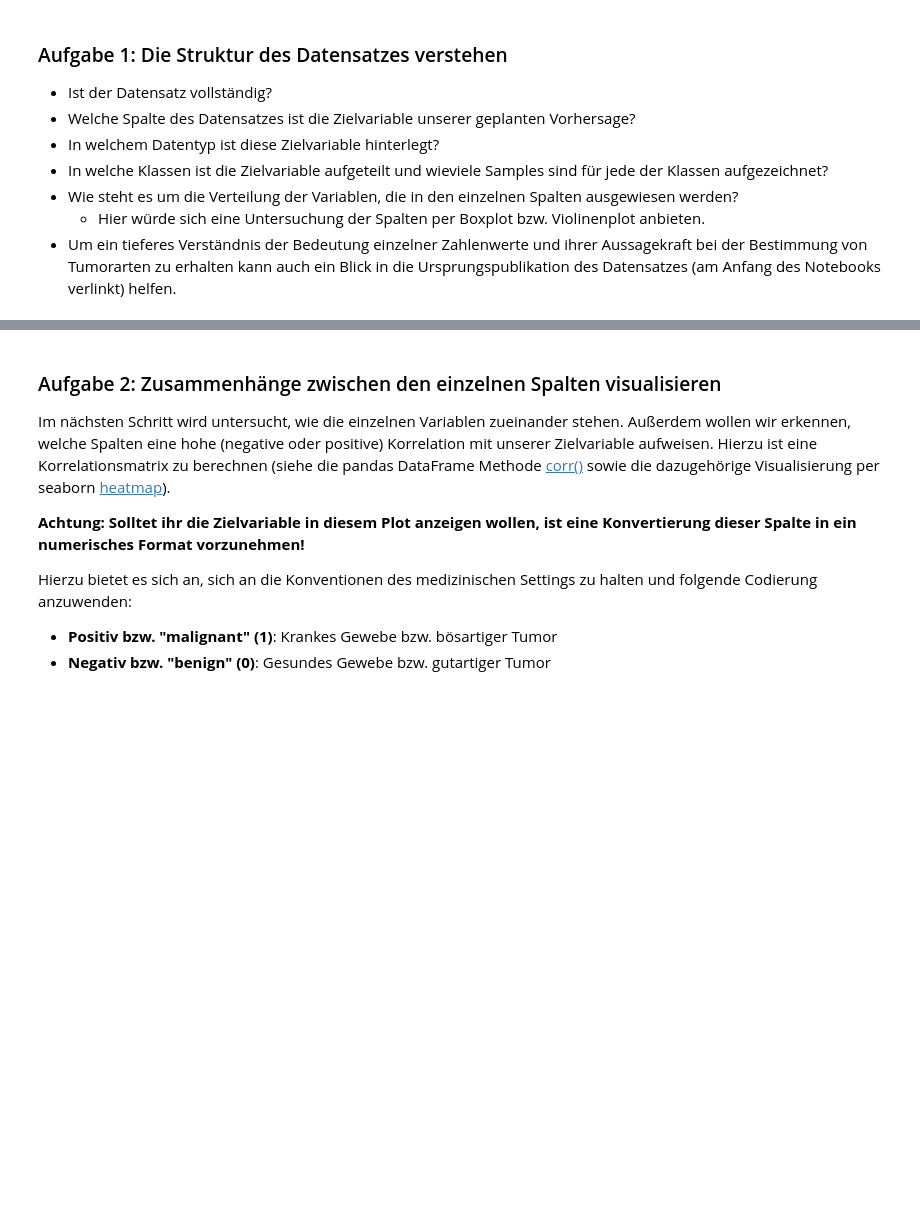
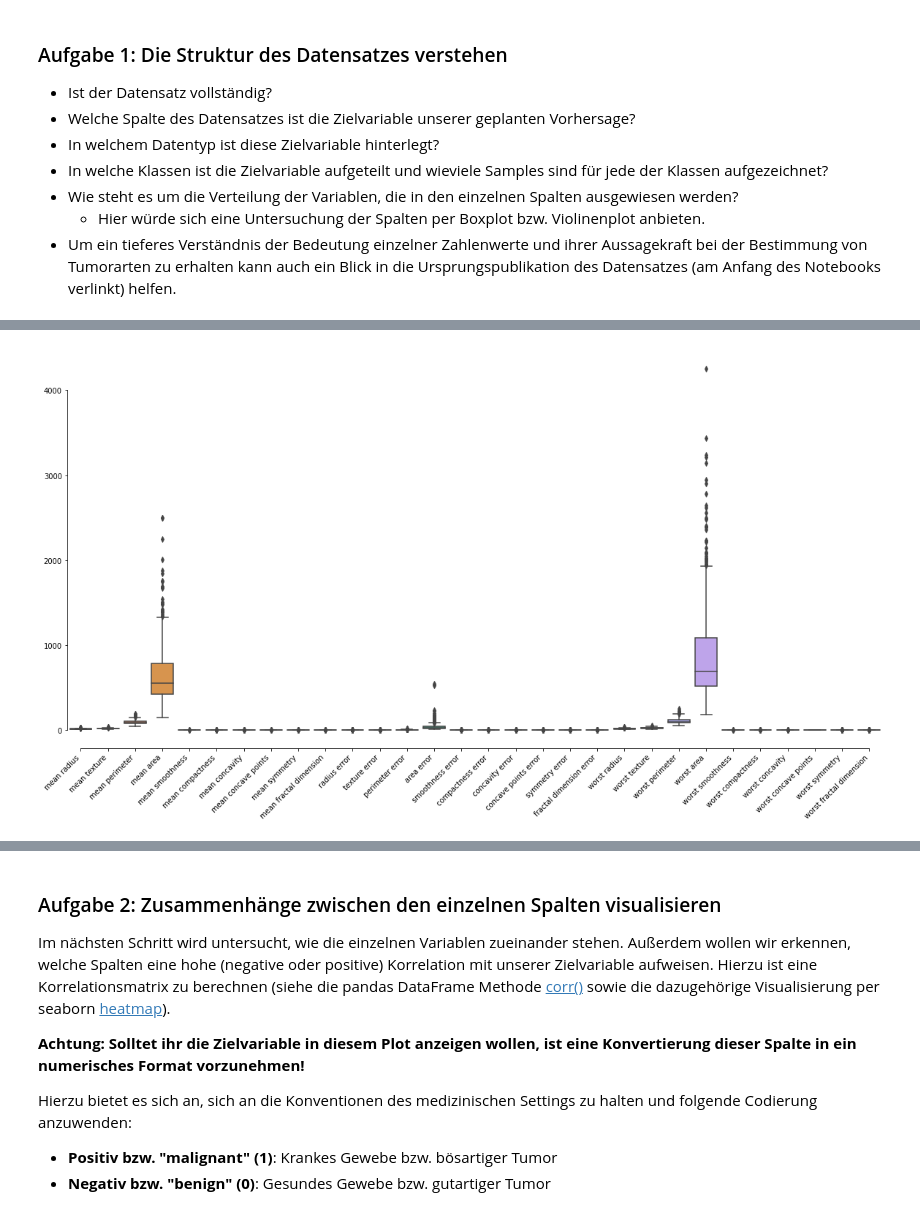
Before and after one commit to mschirl/bc-workshop-data-science, a Jupyter notebook: 03_Introduction_Modeling/03_Task_BreastCancerClassification.ipynb, the cells around one changed output, grey strips where cells are left out. Drawn from its saved outputs; the diff is of its cells as text; code cells hidden in the pictures; blank space fills up the shorter version.

Commit message:
Added 03_Introduction_Modeling.ipynb and full version of Breast Cancer Classification Task.

```diff
--- a/03_Introduction_Modeling/03_Task_BreastCancerClassification.ipynb
+++ b/03_Introduction_Modeling/03_Task_BreastCancerClassification.ipynb
@@ -74,3 +74,5 @@ Das bedeutet: Wir beschäftigen uns ausführlich mit dem Datenset, versuchen die
 ### Aufgabe 0: Daten einlesen
 
 Aus dem Ordner `resources/data` soll die Datei `breast_cancer.csv` (Achtung: das verwendete Trennzeichen im Datensatz ist ein  Semikolon `;`) eingelesen werden.
+# %%
+df = pd.read_csv('../resources/data/breast_cancer.csv', sep=';')
@@ -86,0 +158,12 @@ Aus dem Ordner `resources/data` soll die Datei `breast_cancer.csv` (Achtung: das
+# %%
+plt.figure(figsize=(20,10))
+sns.boxplot(data=df)
+sns.despine(offset=0, trim=True)
+
+plt.xticks(
+    rotation=45,
+    horizontalalignment='right',
+    fontweight='light'
+);
+# %% [output]
+[figure, added]
```
Also changed, not shown: parts of 43 cells of this notebook, 1 other file.
